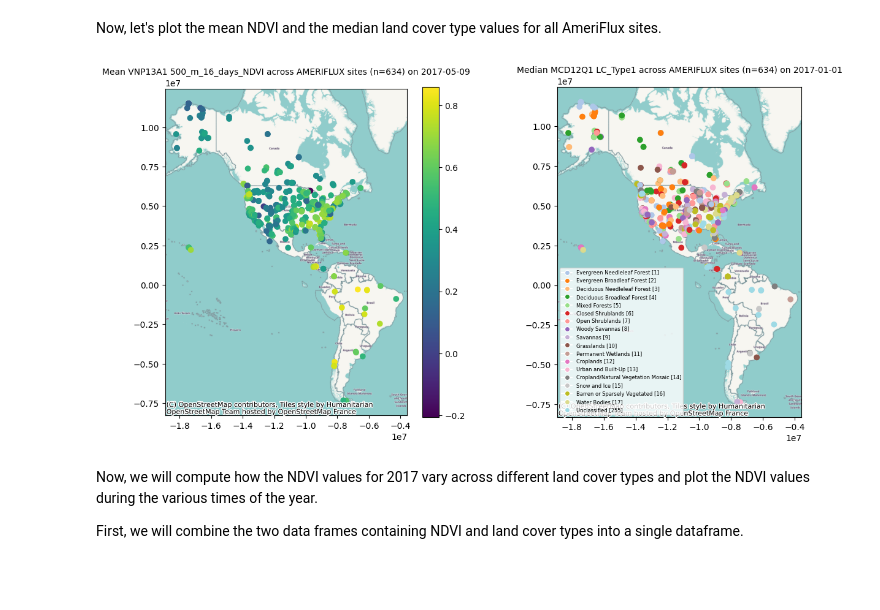
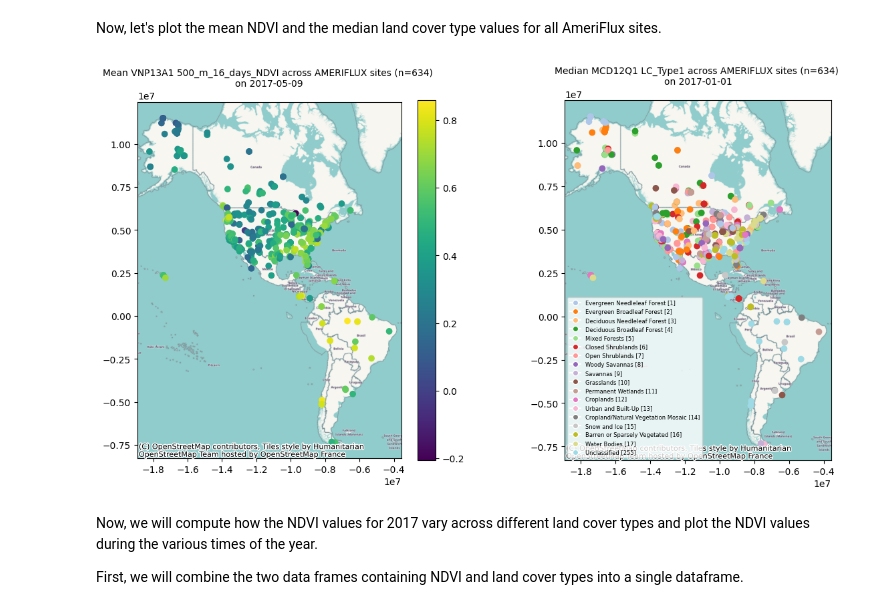
Before and after one commit to ornldaac/tesvis, a Jupyter notebook: notebooks/fixedsites_api.ipynb, the cells around one changed output. Cells and saved outputs as stored; diff of their text form; code cells hidden in the pictures; blank space fills up the shorter version.

```diff
--- a/notebooks/fixedsites_api.ipynb
+++ b/notebooks/fixedsites_api.ipynb
@@ -450,6 +452,7 @@ igbp = {1: 'Evergreen Needleleaf Forest', 2: 'Evergreen Broadleaf Forest', 3: 'D
 # %% [markdown]
 Now, let's plot the mean NDVI and the median land cover type values for all AmeriFlux sites.
 # %%
+# set calendar_date as dataframe index
 ndvi_df.set_index([ndvi_df.index, 'calendar_date'], inplace=True)
 
 # subset the sites_gdf pandas frame with only AmeriFlux sites
@@ -461,42 +464,43 @@ site_gdf = site_gdf.set_index('network_siteid')
 singledate_df = ndvi_df.groupby('network_siteid').mean()
 dfx = pd.DataFrame(singledate_df.mean(axis=1), columns=[band])
 dfx.index.name = 'network_siteid'
-site_gdf = pd.concat([site_gdf, dfx], axis=1)
 
 # calculate the median landcover values for each site and add as a new column to site_gdf
 singledate_df = cover_df.groupby('network_siteid').mean()
-dfx = pd.DataFrame(singledate_df.median(axis=1), columns=[band2])
-dfx.index.name = 'network_siteid'
-site_gdf = pd.concat([site_gdf, dfx], axis=1)
+dfx2 = pd.DataFrame(singledate_df.median(axis=1), columns=[band2])
+dfx2.index.name = 'network_siteid'
+site_gdf = pd.concat([site_gdf, dfx, dfx2], axis=1)
 
 fig, axes = plt.subplots(nrows=1, ncols=2, figsize=(14, 7))
 
 # plot NDVI
 site_gdf.plot(column=band, cmap='viridis', legend=True, ax = axes[0])
-axes[0].set_title(f'Mean {product} {band} across {network} sites (n={len(site_gdf.index)}) on {convertdate(date3)}', fontsize=10)
+axes[0].set_title(f'''Mean {product} {band} across {network} sites (n={len(site_gdf.index)})
+on {convertdate(date3)}''', fontsize=10)
 ctx.add_basemap(axes[0])
 
 # following steps are needed to create a legend for land cover types
 cmap = colormaps.get_cmap('tab20')
 patchList = []
 tab20 = []
 for i in igbp:
     key = igbp[i]
     label = f'{key} [{str(i)}]'
     data_key = Line2D([0], [0], marker='o', color='w', label=label,
-                          markerfacecolor=cmap(i), markersize=6)
+                      markerfacecolor=cmap(i), markersize=6)
     tab20.append(cmap(i))
     patchList.append(data_key)
 newcmp = ListedColormap(tab20)
 
 # plot land cover types
 site_gdf.plot(column=band, categorical=True, cmap=newcmp, legend=True, ax=axes[1])
-axes[1].set_title(f'Median {product2} {band2} across {network} sites (n={len(site_gdf.index)}) on {convertdate(date4)}', fontsize=10)
+axes[1].set_title(f'''Median {product2} {band2} across {network} sites (n={len(site_gdf.index)})
+on {convertdate(date4)}''', fontsize=10)
 axes[1].legend(handles=patchList, facecolor="white", fontsize=6)
 ctx.add_basemap(axes[1])
 plt.show()
 # %% [output]
-[figure, old version]
+[figure, new version]
 # %% [markdown]
 Now, we will compute how the NDVI values for 2017 vary across different land cover types and plot the NDVI values during the various times of the year.
 
```
Also changed, not shown: parts of 4 cells of this notebook.
